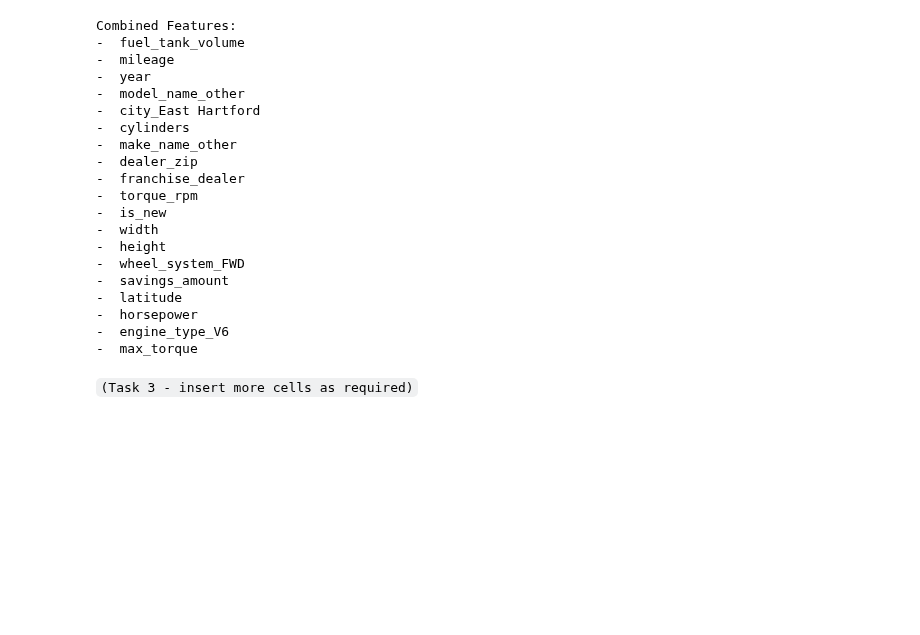
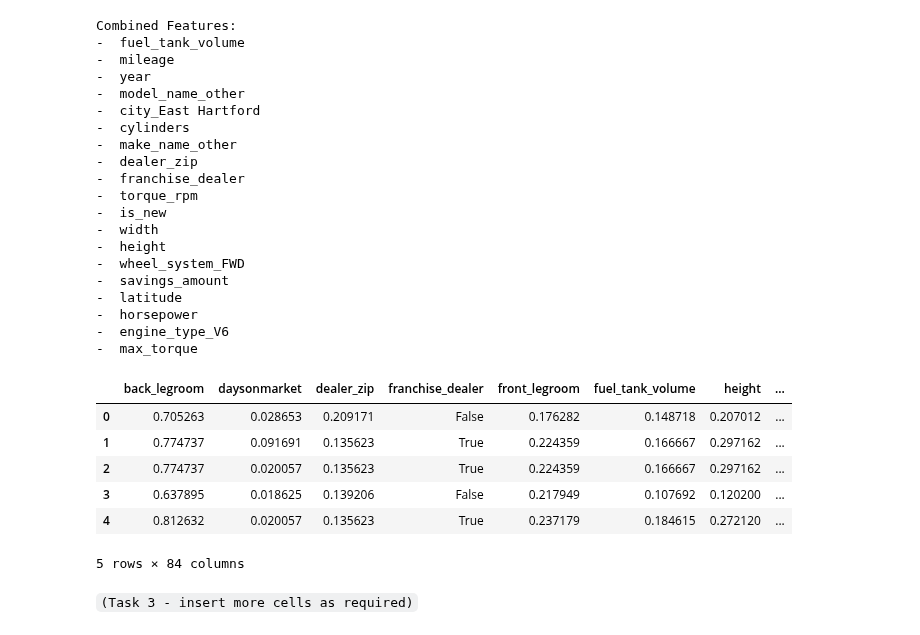
Before and after one commit to macRuslan/BUSA8001GroupProject, a Jupyter notebook: Group_Assignment_BUSA8001_PredictivePatrol_cleanM.ipynb, the cells around one changed output. Saved outputs shown, nothing was run; the diff lists cells and outputs as text; code cells hidden in the pictures; blank space fills up the shorter version.

Commit message:
Created X with inverse prices

```diff
--- a/Group_Assignment_BUSA8001_PredictivePatrol_cleanM.ipynb
+++ b/Group_Assignment_BUSA8001_PredictivePatrol_cleanM.ipynb
@@ -1003,6 +1003,33 @@ decision_tree_model = joblib.load('decision_tree_model.pkl')
 
 # Load random forest model
 random_forest_model = joblib.load('random_forest_model.pkl')
+# %%
+# Create X and y variables
+X = train_encoded_without_vim.drop('price', axis=1)
+y = train_encoded_without_vim['price']
+# %%
+# Make predictions using ridge model
+# Make predictions using ridge model and add as a new feature to X
+X['inv_price_ridge'] = cross_val_predict(ridge_model, X, y, cv=5)
+
+# Make predictions using lasso model and add as a new feature to X
+X['inv_price_lasso'] = cross_val_predict(lasso_model, X, y, cv=5)
+
+# Make predictions using decision tree model and add as a new feature to X
+X['inv_price_decision_tree'] = cross_val_predict(decision_tree_model, X, y, cv=5)
+
+# Make predictions using random forest model and add as a new feature to X
+X['inv_price_random_forest'] = cross_val_predict(random_forest_model, X, y, cv=5)
+# %%
+X.head()
+# %% [output]
+|  | back_legroom | daysonmarket | dealer_zip | franchise_dealer | front_legroom | fuel_tank_volume | height | ... |
+| 0 | 0.705263 | 0.028653 | 0.209171 | False | 0.176282 | 0.148718 | 0.207012 | ... |
+| 1 | 0.774737 | 0.091691 | 0.135623 | True | 0.224359 | 0.166667 | 0.297162 | ... |
+| 2 | 0.774737 | 0.020057 | 0.135623 | True | 0.224359 | 0.166667 | 0.297162 | ... |
+| 3 | 0.637895 | 0.018625 | 0.139206 | False | 0.217949 | 0.107692 | 0.120200 | ... |
+| 4 | 0.812632 | 0.020057 | 0.135623 | True | 0.237179 | 0.184615 | 0.272120 | ... |
+5 rows × 84 columns
 # %%
 # Save data to csv files
 train_encoded_without_vim.to_csv("train_encoded_without_vim.csv")
```
